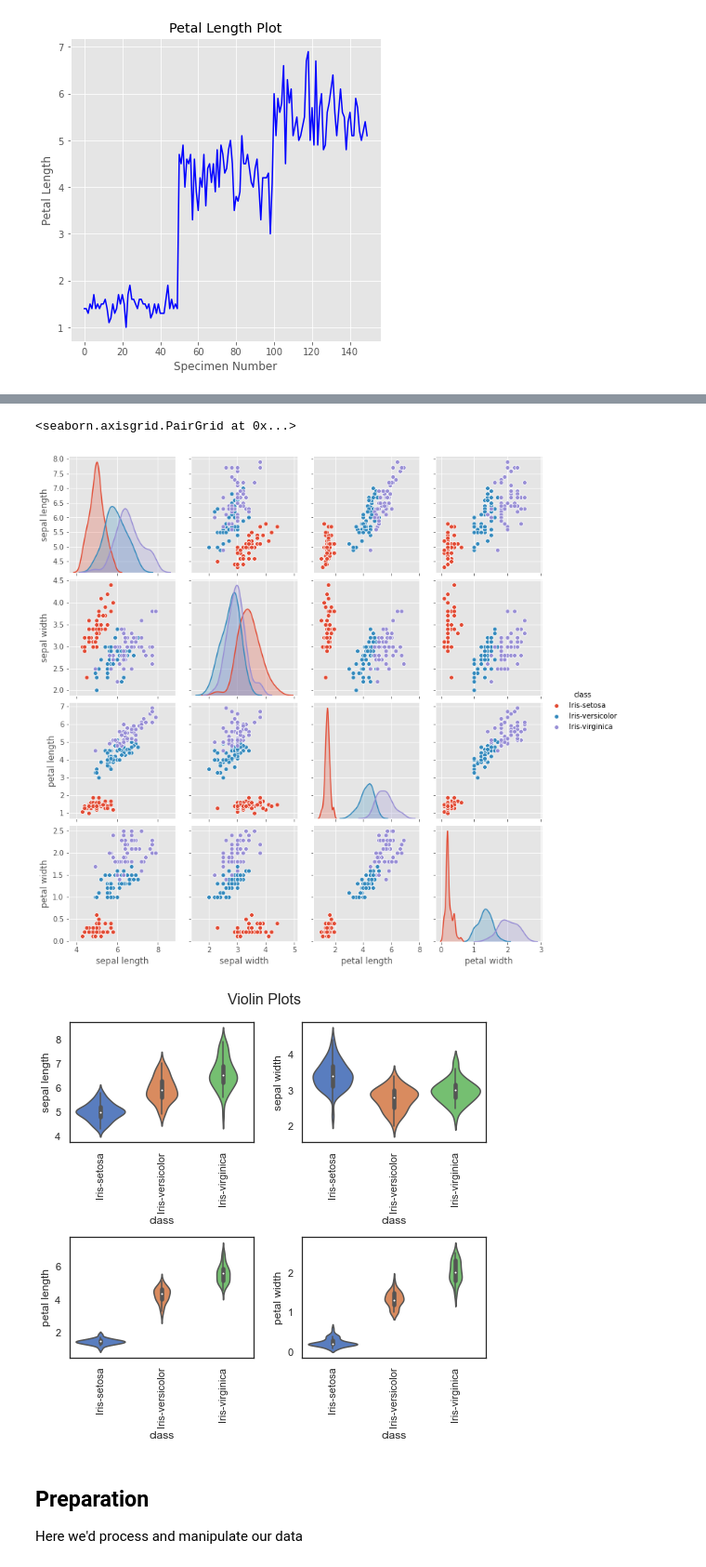
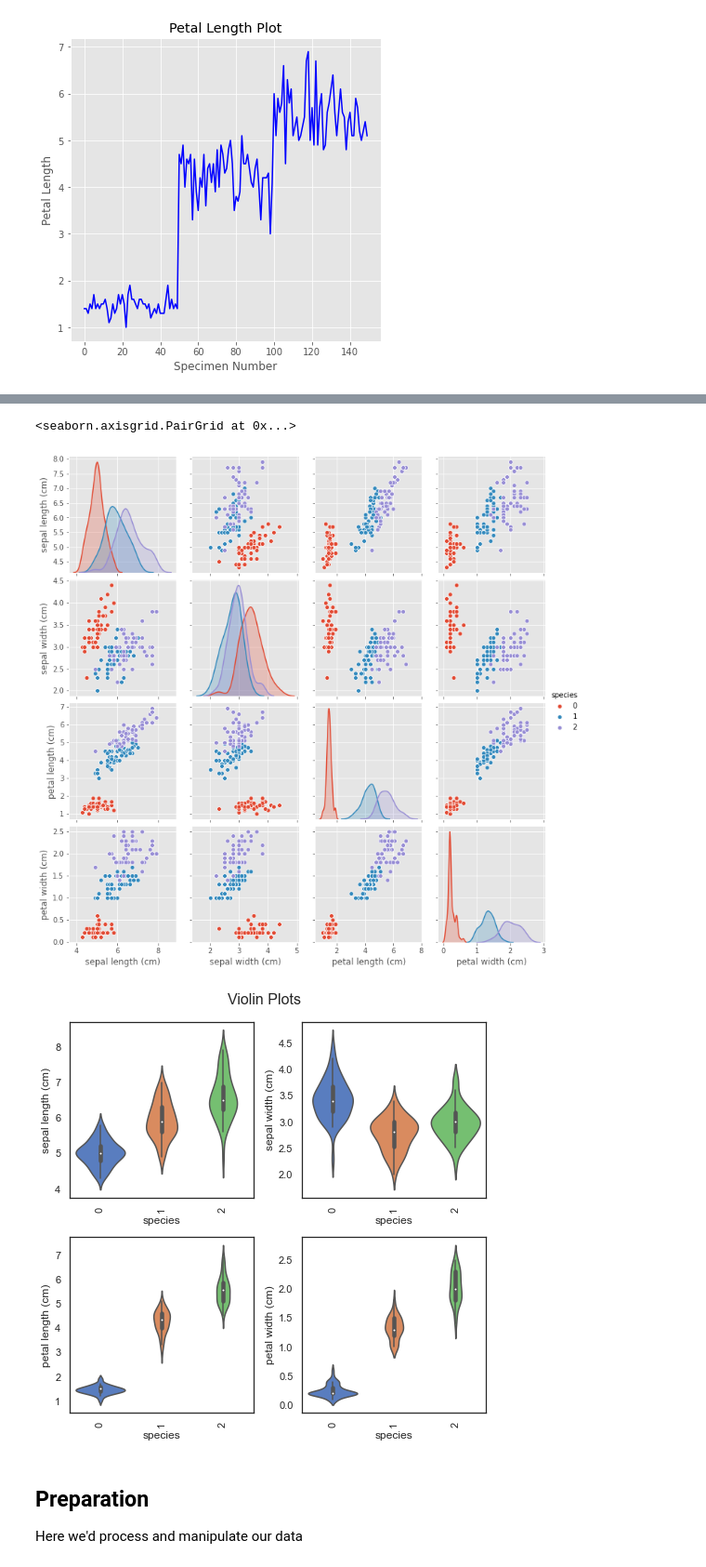
Before and after one commit to stevenkolawole/Python-ML-Blueprints, a Jupyter notebook: 1.-Baby-Steps-into-Data-Analysis-and-Machine-Learning/Baby steps into ML.ipynb, the cells around one changed output, grey strips where cells are left out. Shown: that part at 93% size. Cells and saved outputs as stored; diff of their text form; code cells hidden in the pictures.

```diff
--- a/1.-Baby-Steps-into-Data-Analysis-and-Machine-Learning/Baby steps into ML.ipynb
+++ b/1.-Baby-Steps-into-Data-Analysis-and-Machine-Learning/Baby steps into ML.ipynb
@@ -6,7 +6,8 @@
 - Numerical Python library, NumPy for short, is used to perform numerical operations on data.
 - Built on NumPy, Pandas is an excellent tool for Data Analysis.
 # %%
-import os
-import requests
 import numpy as np
 import pandas as pd
+from sklearn import datasets
+
+iris_data = datasets.load_iris()
@@ -39,0 +22,6 @@ df.head()
+# %%
+df_data = pd.DataFrame(iris_data['data'], columns=iris_data['feature_names'])
+# %%
+df_target = pd.DataFrame(iris_data['target'], columns=['species'])
+# %%
+df = pd.concat([df_data, df_target], axis=1)
@@ -243,24 +299,24 @@ plt.legend(['Virginica', 'Setosa', 'Versicolor'])
 # %%
 import seaborn as sns
 
-sns.pairplot(df, hue='class')
+sns.pairplot(df, hue='species')
 # %% [output]
 <seaborn.axisgrid.PairGrid at 0x...>
-[figure, old version]
+[figure, new version]
 # %%
 sns.set(style='white', palette='muted')
-y = ['sepal length', 'sepal width', 'petal length', 'petal width']
+features = ['sepal length (cm)', 'sepal width (cm)', 'petal length (cm)', 'petal width (cm)']
 
 plt.figure(figsize=(7, 7))
-for n in range(4):
+for n in range(len(features)):
     plt.subplot(2, 2, n+1)
-    sns.violinplot(x='class', y=y[n], data=df)
+    sns.violinplot(x='species', y=features[n], data=df)
     plt.xticks(rotation=90)
 
 plt.suptitle('Violin Plots', fontsize=16)
 plt.tight_layout()
 # %% [output]
-[figure, old version]
+[figure, new version]
 # %% [markdown]
 ## Preparation
 
```
Also changed, not shown: parts of 46 cells of this notebook, 1 other file.
